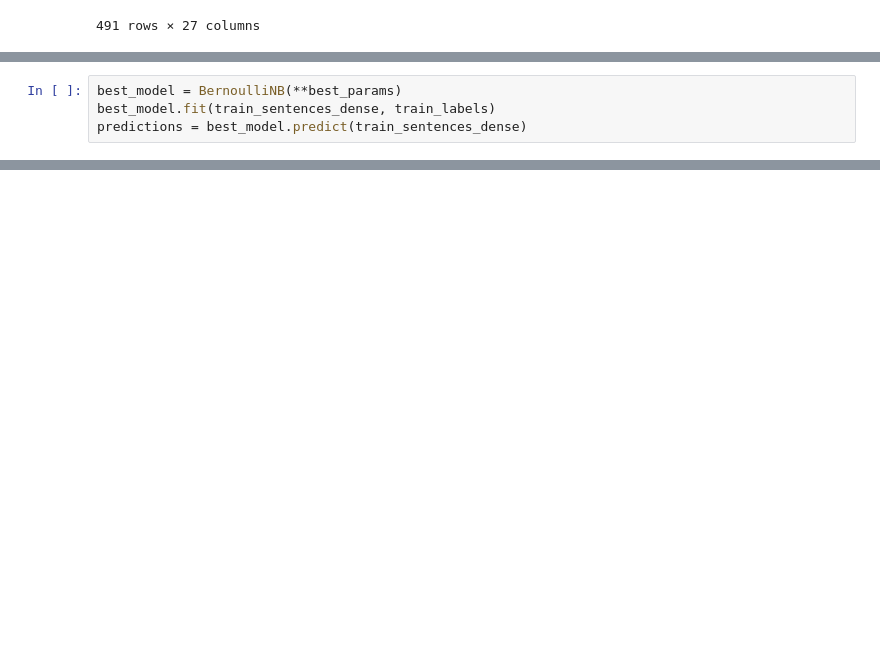
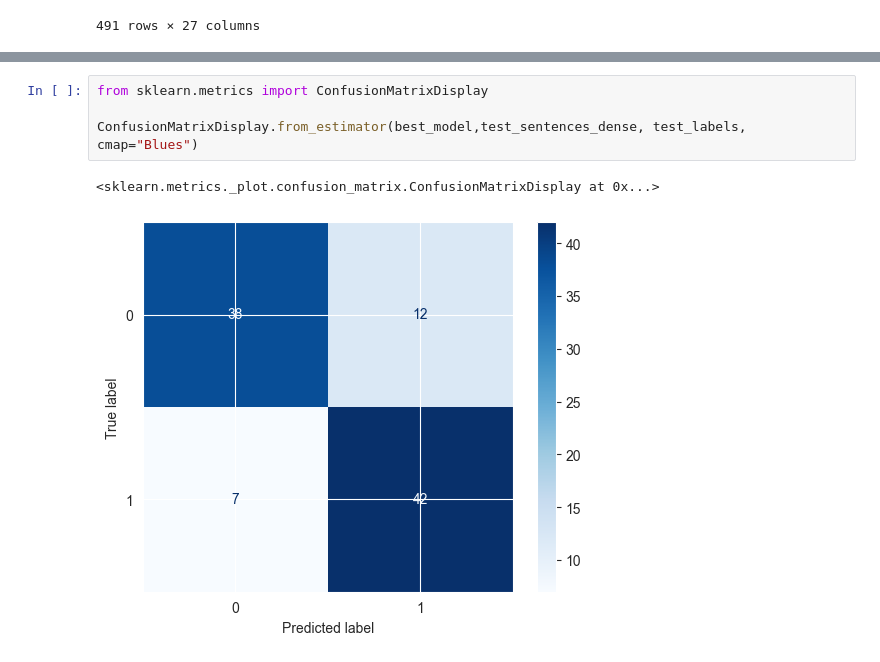
Before and after one commit to Zephyruss1/Archive, a Jupyter notebook: Ml_and_DeepLearning/deep_learning/nlp_basisc_tf/nlp_2/main.ipynb, the cells around one changed output, grey strips where cells are left out. Cells and saved outputs as stored; diff of their text form; blank space fills up the shorter version.

```diff
--- a/Ml_and_DeepLearning/deep_learning/nlp_basisc_tf/nlp_2/main.ipynb
+++ b/Ml_and_DeepLearning/deep_learning/nlp_basisc_tf/nlp_2/main.ipynb
@@ -397,4 +346,0 @@ ______________________________
-# %%
-best_model = BernoulliNB(**best_params)
-best_model.fit(train_sentences_dense, train_labels)
-predictions = best_model.predict(train_sentences_dense)
@@ -404,0 +367,7 @@ print(best_model.score(test_sentences_dense, test_labels))
+# %%
+from sklearn.metrics import ConfusionMatrixDisplay
+
+ConfusionMatrixDisplay.from_estimator(best_model,test_sentences_dense, test_labels, cmap="Blues")
+# %% [output]
+<sklearn.metrics._plot.confusion_matrix.ConfusionMatrixDisplay at 0x...>
+[figure, added]
```
Also changed, not shown: parts of 11 cells of this notebook.
